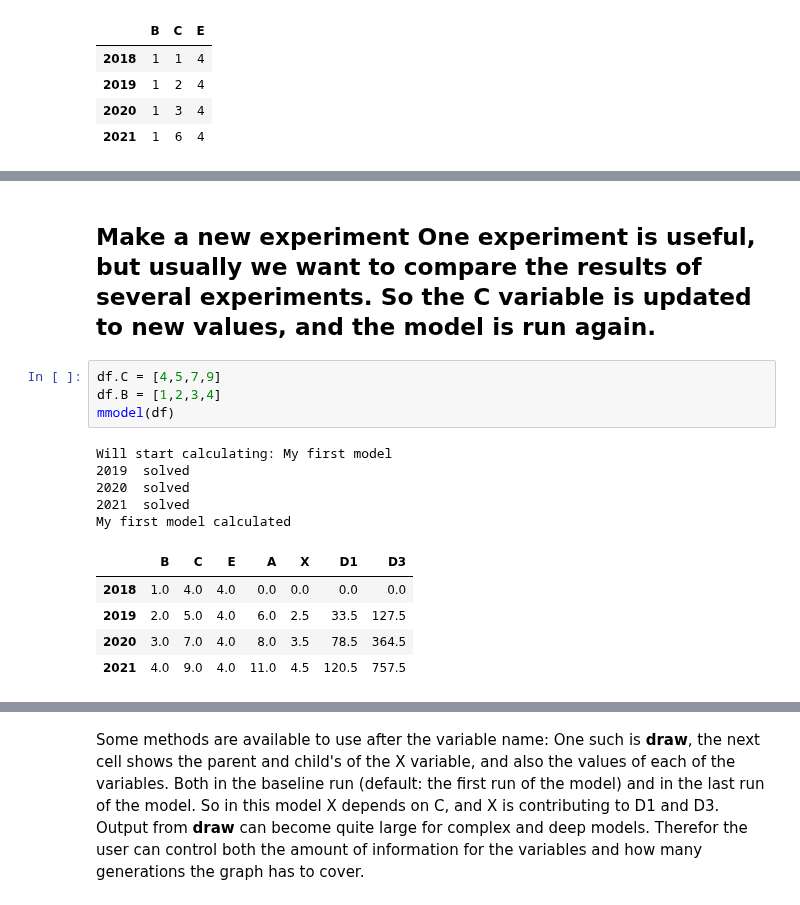
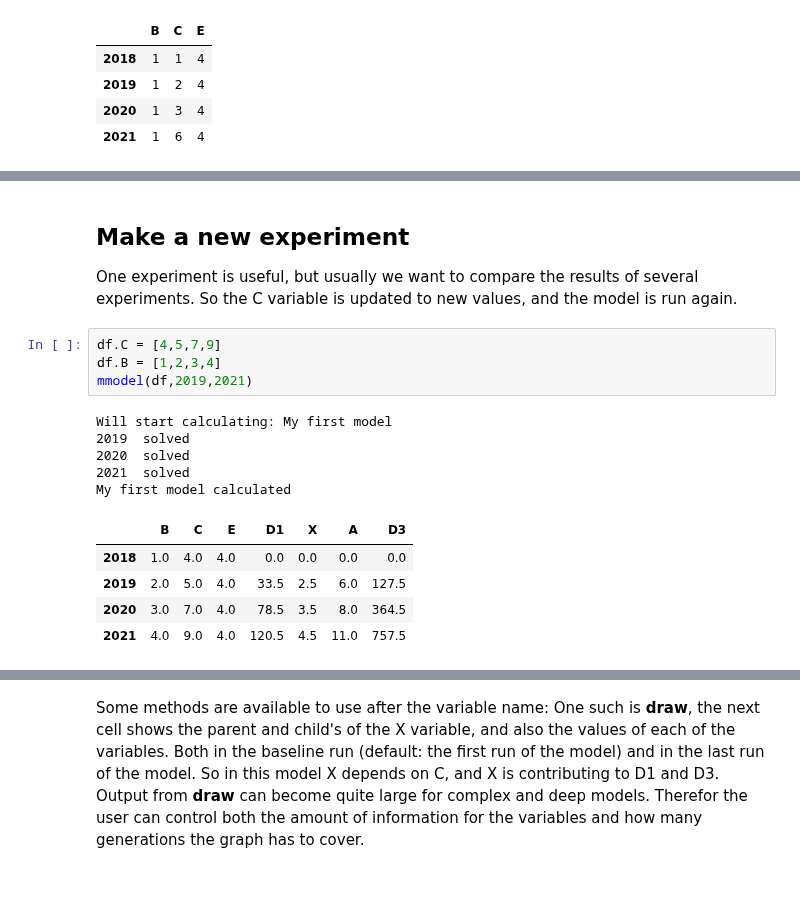
Before and after one commit to IbHansen/Modelflow2, a Jupyter notebook: Examples/ModelFlow features/wp/ModelFlow-wp_corrected.ipynb, the cells around one changed output, grey strips where cells are left out. Cells and saved outputs as stored; diff of their text form.

```diff
--- a/Examples/ModelFlow features/wp/ModelFlow-wp_corrected.ipynb
+++ b/Examples/ModelFlow features/wp/ModelFlow-wp_corrected.ipynb
@@ -73,18 +89,19 @@ My first model calculated
 # %% [markdown]
-## Make a new experiment One experiment is useful, but usually we want to compare the results of several experiments. So the C variable is updated to new values, and the model is run again.
+## Make a new experiment
+One experiment is useful, but usually we want to compare the results of several experiments. So the C variable is updated to new values, and the model is run again.
 # %%
 df.C = [4,5,7,9]
 df.B = [1,2,3,4]
-mmodel(df)
+mmodel(df,2019,2021)
 # %% [output]
 Will start calculating: My first model
 2019  solved
 2020  solved
 2021  solved
 My first model calculated
-|  | B | C | E | A | X | D1 | D3 |
+|  | B | C | E | D1 | X | A | D3 |
 | 2018 | 1.0 | 4.0 | 4.0 | 0.0 | 0.0 | 0.0 | 0.0 |
-| 2019 | 2.0 | 5.0 | 4.0 | 6.0 | 2.5 | 33.5 | 127.5 |
-| 2020 | 3.0 | 7.0 | 4.0 | 8.0 | 3.5 | 78.5 | 364.5 |
-| 2021 | 4.0 | 9.0 | 4.0 | 11.0 | 4.5 | 120.5 | 757.5 |
+| 2019 | 2.0 | 5.0 | 4.0 | 33.5 | 2.5 | 6.0 | 127.5 |
+| 2020 | 3.0 | 7.0 | 4.0 | 78.5 | 3.5 | 8.0 | 364.5 |
+| 2021 | 4.0 | 9.0 | 4.0 | 120.5 | 4.5 | 11.0 | 757.5 |
 # %% [markdown]
```
Also changed, not shown: parts of 34 cells of this notebook, 4 other files.
